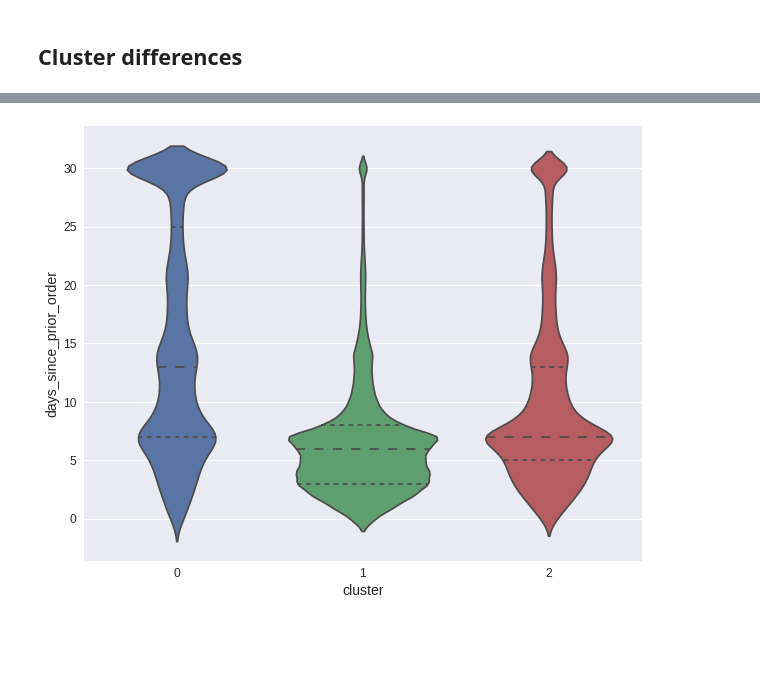
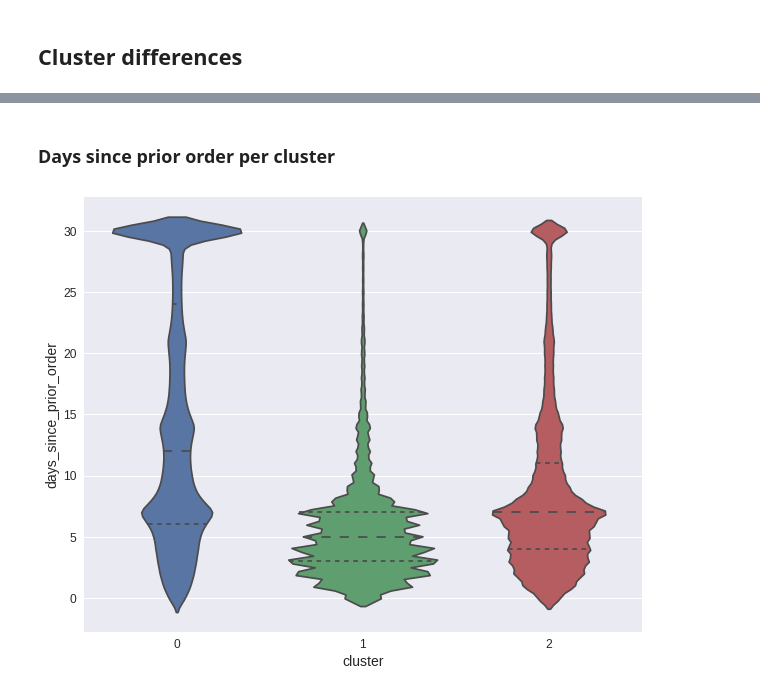
Before and after one commit to dxu15-nic/Instacart_Recommender, a Jupyter notebook: notebooks/EDA.ipynb, the cells around one changed output, grey strips where cells are left out. Saved outputs shown, nothing was run; the diff lists cells and outputs as text; code cells hidden in the pictures; blank space fills up the shorter version.

```diff
--- a/notebooks/EDA.ipynb
+++ b/notebooks/EDA.ipynb
@@ -529,6 +532,8 @@ df_orders_clusters.head()
+# %% [markdown]
+### Days since prior order per cluster
 # %%
 plt.figure(figsize=(10,8))
-sns.violinplot(x="cluster", y="days_since_prior_order", data=df_past_orders_info_clusters, split=True, inner="quart")
+sns.violinplot(x="cluster", y="days_since_prior_order", data=df_orders, split=True, inner="quart")
 plt.show();
 # %% [output]
-[figure, old version]
+[figure, new version]
```
Also changed, not shown: parts of 30 cells of this notebook.
